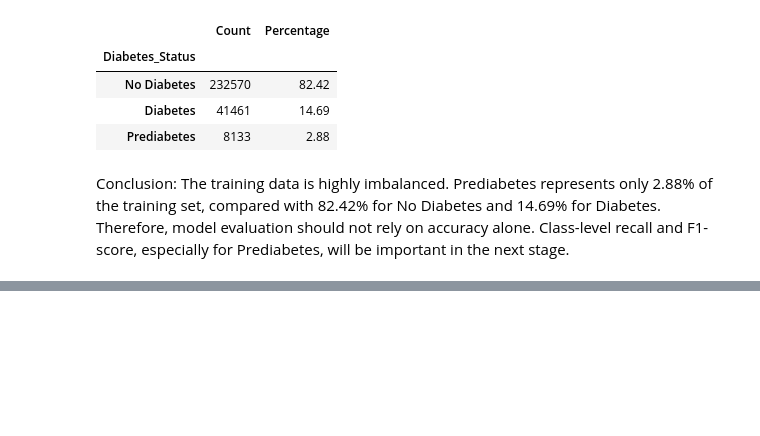
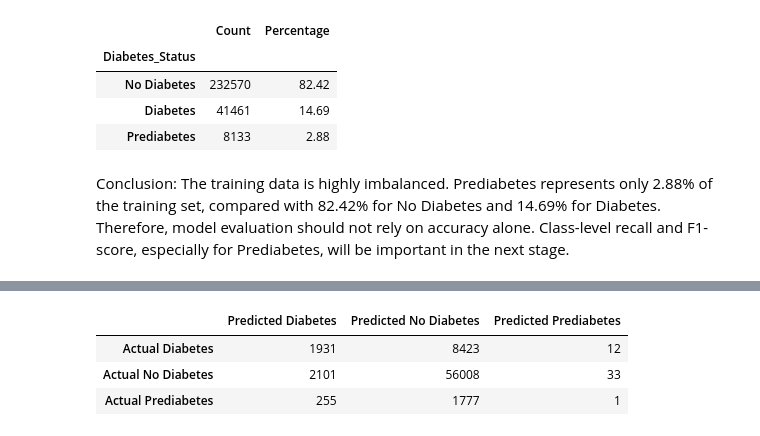
Before and after one commit to fujisoftboy2009/F26_4495_S2_LiqinS, a Jupyter notebook: Implementation/DiabetesAnalysis.ipynb, the cells around one changed output, grey strips where cells are left out. Cells and saved outputs as stored; diff of their text form; code cells hidden in the pictures; blank space fills up the shorter version.

```diff
--- a/Implementation/DiabetesAnalysis.ipynb
+++ b/Implementation/DiabetesAnalysis.ipynb
@@ -1772,0 +1846,8 @@ The training data is highly imbalanced. Prediabetes represents only 2.88% of the
+# %%
+# Train a baseline Random Forest model
+random_forest_model = RandomForestClassifier(
+    n_estimators=100,
+    random_state=42
+)
+
+random_forest_model.fit(X_train_processed, y_train)
@@ -1772,0 +1858,11 @@ The training data is highly imbalanced. Prediabetes represents only 2.88% of the
+# %%
+# Make predictions on the test data
+y_pred_rf = random_forest_model.predict(X_test_processed)
+
+# Show classification results
+print(classification_report(
+    y_test,
+    y_pred_rf,
+    digits=3,
+    zero_division=0
+))
@@ -1772,0 +1879,16 @@ The training data is highly imbalanced. Prediabetes represents only 2.88% of the
+# %%
+# Create confusion matrix
+rf_cm = confusion_matrix(y_test, y_pred_rf)
+
+rf_cm_df = pd.DataFrame(
+    rf_cm,
+    index=['Actual Diabetes', 'Actual No Diabetes', 'Actual Prediabetes'],
+    columns=['Predicted Diabetes', 'Predicted No Diabetes', 'Predicted Prediabetes']
+)
+
+display(rf_cm_df)
+# %% [output]
+|  | Predicted Diabetes | Predicted No Diabetes | Predicted Prediabetes |
+| Actual Diabetes | 1931 | 8423 | 12 |
+| Actual No Diabetes | 2101 | 56008 | 33 |
+| Actual Prediabetes | 255 | 1777 | 1 |
```
Also changed, not shown: parts of 13 cells of this notebook.
